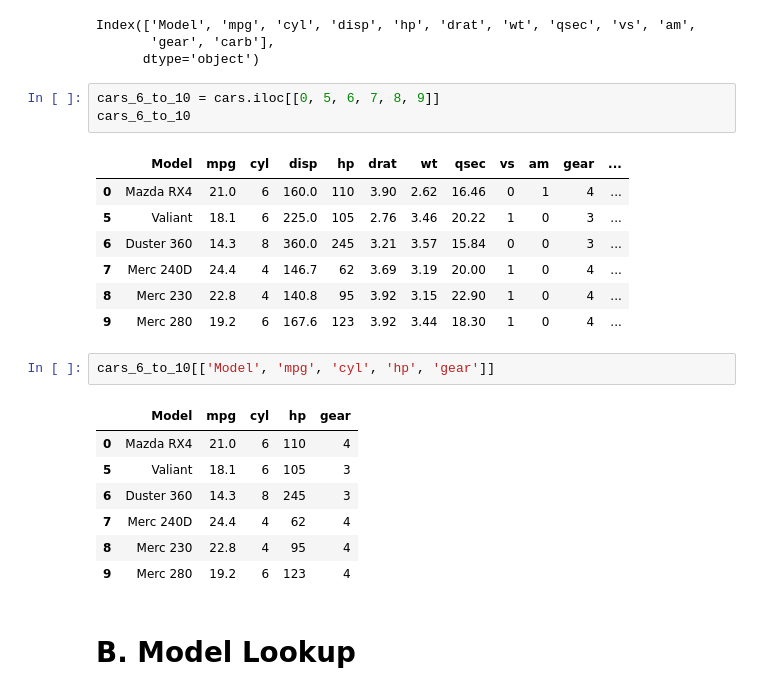
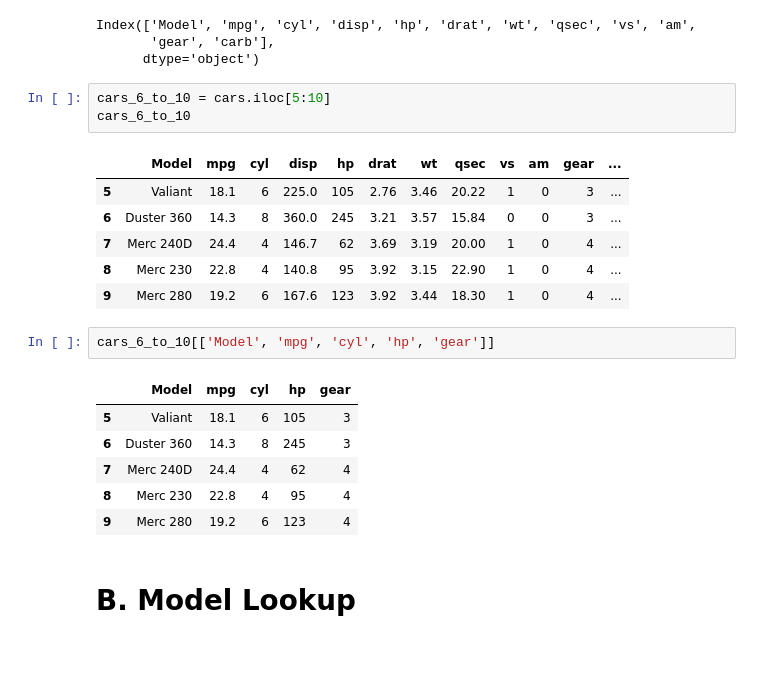
Before and after one commit to carlkeandrepagunsan/Programming-Assignment-3, a Jupyter notebook: Programming_Assignment_3.ipynb, the cells around one changed output. Saved outputs shown, nothing was run; the diff lists cells and outputs as text; blank space fills up the shorter version.

```diff
--- a/Programming_Assignment_3.ipynb
+++ b/Programming_Assignment_3.ipynb
@@ -37,11 +37,10 @@ Index(['Model', 'mpg', 'cyl', 'disp', 'hp', 'drat', 'wt', 'qsec', 'vs', 'am',
        'gear', 'carb'],
       dtype='object')
 # %%
-cars_6_to_10 = cars.iloc[[0, 5, 6, 7, 8, 9]]
+cars_6_to_10 = cars.iloc[5:10]
 cars_6_to_10
 # %% [output]
 |  | Model | mpg | cyl | disp | hp | drat | wt | qsec | vs | am | gear | ... |
-| 0 | Mazda RX4 | 21.0 | 6 | 160.0 | 110 | 3.90 | 2.62 | 16.46 | 0 | 1 | 4 | ... |
 | 5 | Valiant | 18.1 | 6 | 225.0 | 105 | 2.76 | 3.46 | 20.22 | 1 | 0 | 3 | ... |
 | 6 | Duster 360 | 14.3 | 8 | 360.0 | 245 | 3.21 | 3.57 | 15.84 | 0 | 0 | 3 | ... |
 | 7 | Merc 240D | 24.4 | 4 | 146.7 | 62 | 3.69 | 3.19 | 20.00 | 1 | 0 | 4 | ... |
@@ -51,7 +50,6 @@ cars_6_to_10
 cars_6_to_10[['Model', 'mpg', 'cyl', 'hp', 'gear']]
 # %% [output]
 |  | Model | mpg | cyl | hp | gear |
-| 0 | Mazda RX4 | 21.0 | 6 | 110 | 4 |
 | 5 | Valiant | 18.1 | 6 | 105 | 3 |
 | 6 | Duster 360 | 14.3 | 8 | 245 | 3 |
 | 7 | Merc 240D | 24.4 | 4 | 62 | 4 |
```
